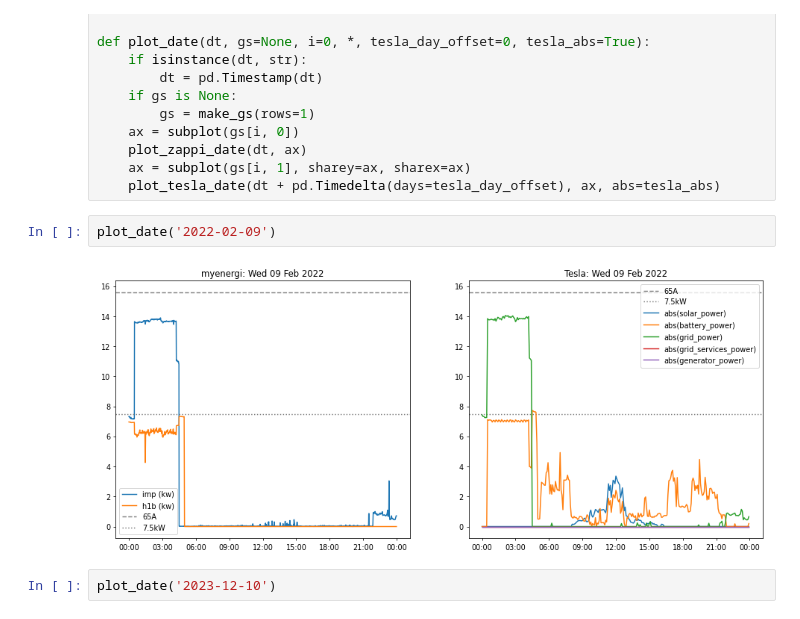
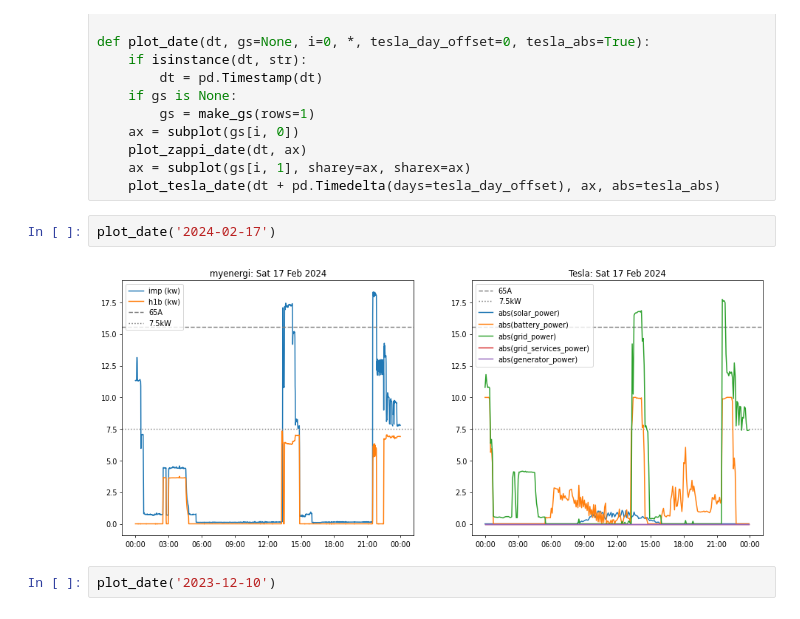
Before and after one commit to cjw296/energy, a Jupyter notebook: for-myenergi.ipynb, the cells around one changed output. Saved outputs shown, nothing was run; the diff lists cells and outputs as text.

```diff
--- a/for-myenergi.ipynb
+++ b/for-myenergi.ipynb
@@ -73,9 +73,9 @@ def plot_date(dt, gs=None, i=0, *, tesla_day_offset=0, tesla_abs=True):
     ax = subplot(gs[i, 1], sharey=ax, sharex=ax)
     plot_tesla_date(dt + pd.Timedelta(days=tesla_day_offset), ax, abs=tesla_abs)
 # %%
-plot_date('2022-02-09')
+plot_date('2024-02-17')
 # %% [output]
-[figure, old version]
+[figure, new version]
 # %%
 plot_date('2023-12-10')
 # %% [output]
```
Also changed, not shown: 3 other files.
